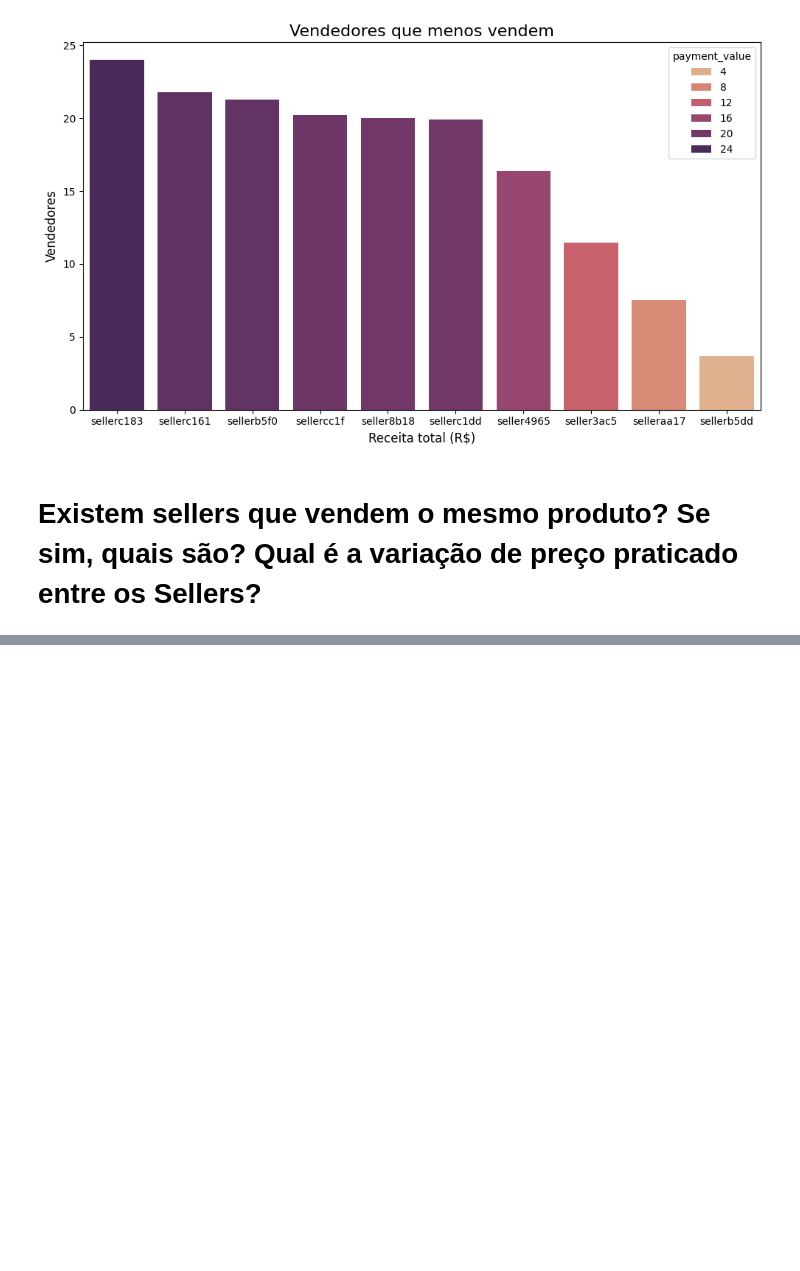
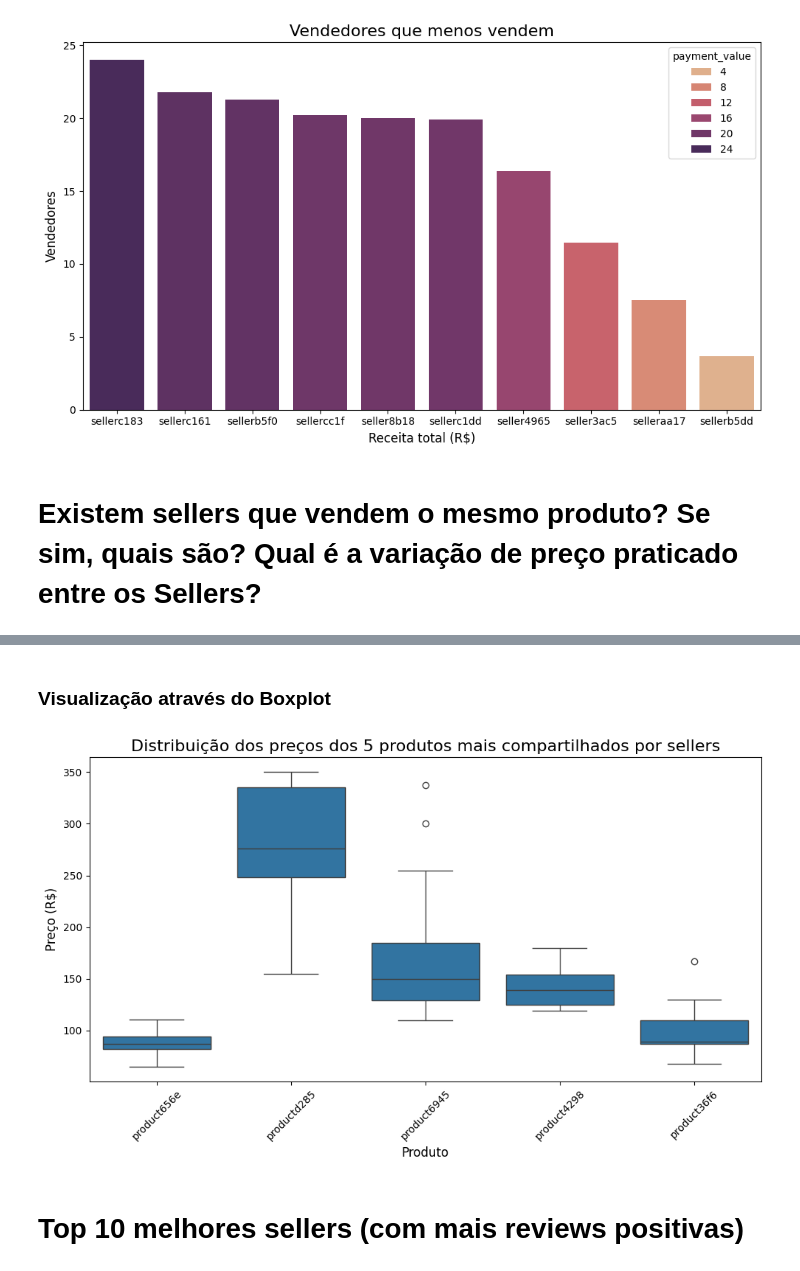
Before and after one commit to matsa0/desafio-sprint02-data-analysis, a Jupyter notebook: analise_exploratoria/analise_exploratoria.ipynb, the cells around one changed output, grey strips where cells are left out. Cells and saved outputs as stored; diff of their text form; code cells hidden in the pictures; blank space fills up the shorter version.

```diff
--- a/analise_exploratoria/analise_exploratoria.ipynb
+++ b/analise_exploratoria/analise_exploratoria.ipynb
@@ -884,0 +1142,2 @@ product_sellers_count
+# %%
+top_5_sellers_sharing_products = sellers_same_products.sort_values(by='sellers_count', ascending=False).head(5)
@@ -884,0 +1146,3 @@ product_sellers_count
+# %%
+top_5_sellers_sharing_products_expanded = top_5_sellers_sharing_products.explode('prices')
+top_5_sellers_sharing_products_expanded
@@ -884,0 +1163,15 @@ product_sellers_count
+# %% [markdown]
+### Visualização através do Boxplot
+# %%
+plt.figure(figsize=(10, 6))
+sns.boxplot(data=top_5_sellers_sharing_products_expanded, x='product_name', y='prices')
+plt.title('Distribuição dos preços dos 5 produtos mais compartilhados por sellers', fontsize=16)
+plt.xlabel('Produto', fontsize=12)
+plt.ylabel('Preço (R$)', fontsize=12)
+plt.xticks(rotation=45)
+plt.tight_layout()
+plt.show()
+# %% [output]
+[figure, added]
+# %% [markdown]
+# Top 10 melhores sellers (com mais reviews positivas)
```
Also changed, not shown: parts of 79 cells of this notebook.
